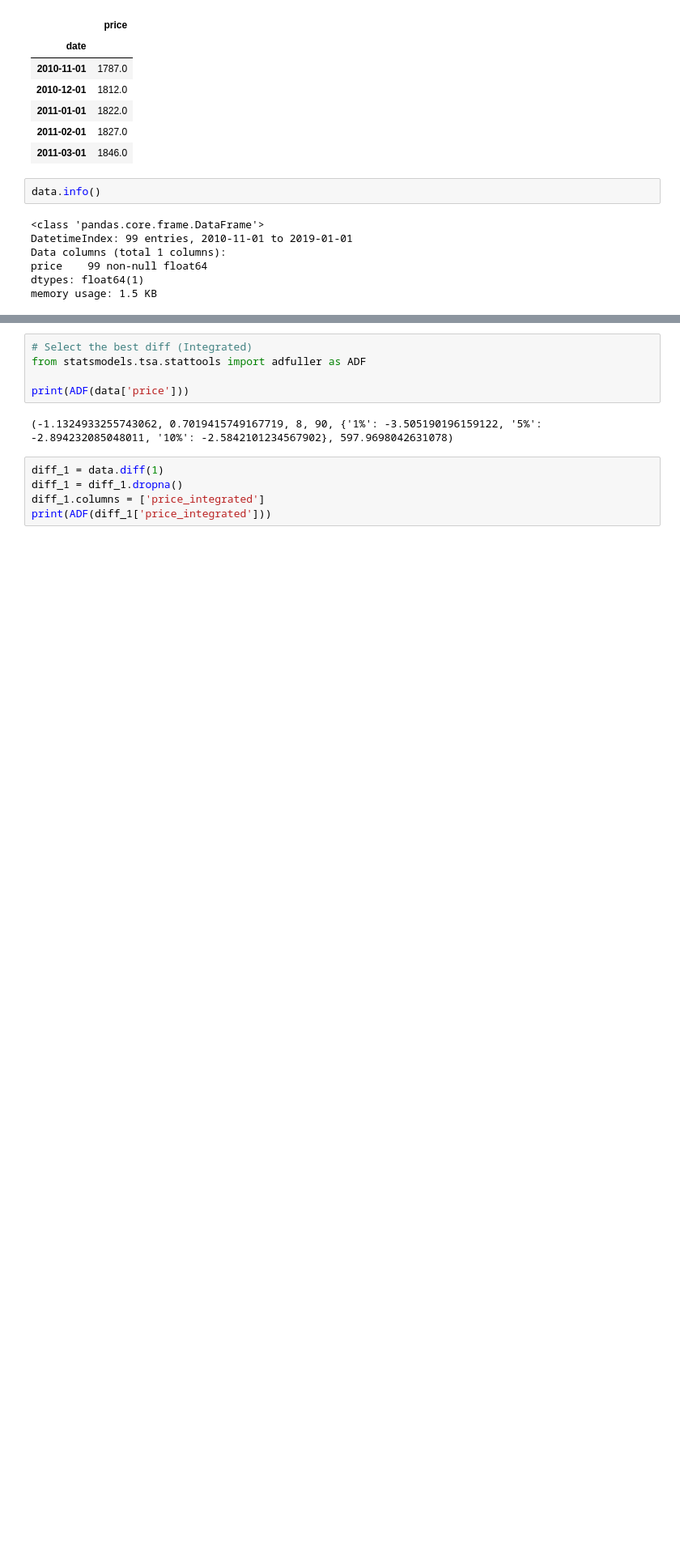
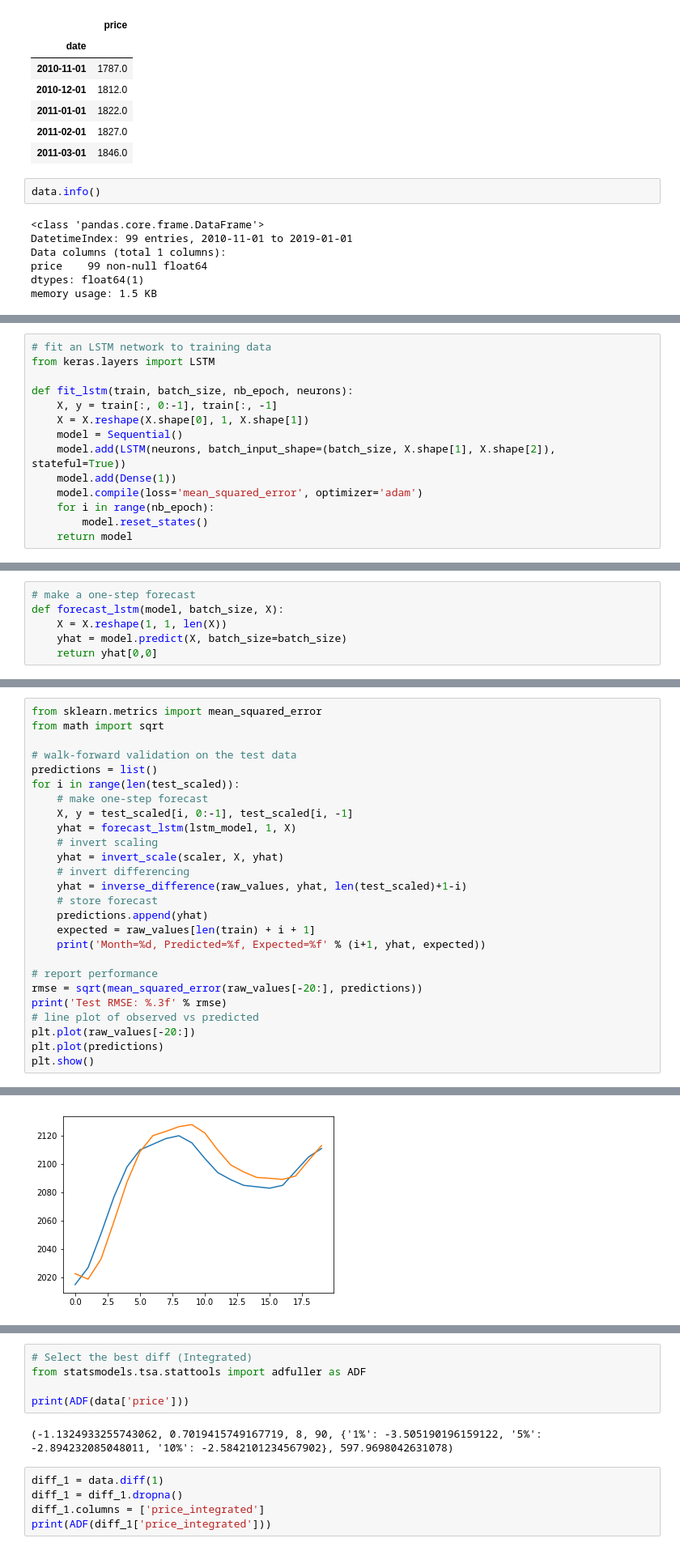
Before and after one commit to JamesLi0217/SSW695_DuckHome, a Jupyter notebook: build_model/AreaPrice_JerseyCity.ipynb, the cells around one changed output, grey strips where cells are left out. Shown at 81% size. Drawn from its saved outputs; the diff is of its cells as text; blank space fills up the shorter version.

```diff
--- a/build_model/AreaPrice_JerseyCity.ipynb
+++ b/build_model/AreaPrice_JerseyCity.ipynb
@@ -35,0 +178,14 @@ memory usage: 1.5 KB
+# %%
+# fit an LSTM network to training data
+from keras.layers import LSTM
+
+def fit_lstm(train, batch_size, nb_epoch, neurons):
+    X, y = train[:, 0:-1], train[:, -1]
+    X = X.reshape(X.shape[0], 1, X.shape[1])
+    model = Sequential()
+    model.add(LSTM(neurons, batch_input_shape=(batch_size, X.shape[1], X.shape[2]), stateful=True))
+    model.add(Dense(1))
+    model.compile(loss='mean_squared_error', optimizer='adam')
+    for i in range(nb_epoch):
+        model.reset_states()
+    return model
@@ -35,0 +194,6 @@ memory usage: 1.5 KB
+# %%
+# make a one-step forecast
+def forecast_lstm(model, batch_size, X):
+    X = X.reshape(1, 1, len(X))
+    yhat = model.predict(X, batch_size=batch_size)
+    return yhat[0,0]
@@ -35,0 +229,27 @@ memory usage: 1.5 KB
+# %%
+from sklearn.metrics import mean_squared_error
+from math import sqrt
+
+# walk-forward validation on the test data
+predictions = list()
+for i in range(len(test_scaled)):
+    # make one-step forecast
+    X, y = test_scaled[i, 0:-1], test_scaled[i, -1]
+    yhat = forecast_lstm(lstm_model, 1, X)
+    # invert scaling
+    yhat = invert_scale(scaler, X, yhat)
+    # invert differencing
+    yhat = inverse_difference(raw_values, yhat, len(test_scaled)+1-i)
+    # store forecast
+    predictions.append(yhat)
+    expected = raw_values[len(train) + i + 1]
+    print('Month=%d, Predicted=%f, Expected=%f' % (i+1, yhat, expected))
+
+# report performance
+rmse = sqrt(mean_squared_error(raw_values[-20:], predictions))
+print('Test RMSE: %.3f' % rmse)
+# line plot of observed vs predicted
+plt.plot(raw_values[-20:])
+plt.plot(predictions)
+plt.show()
+# %% [output]
@@ -35,0 +273 @@ memory usage: 1.5 KB
+[figure, added]
```
Also changed, not shown: parts of 40 cells of this notebook, 2 other files.
